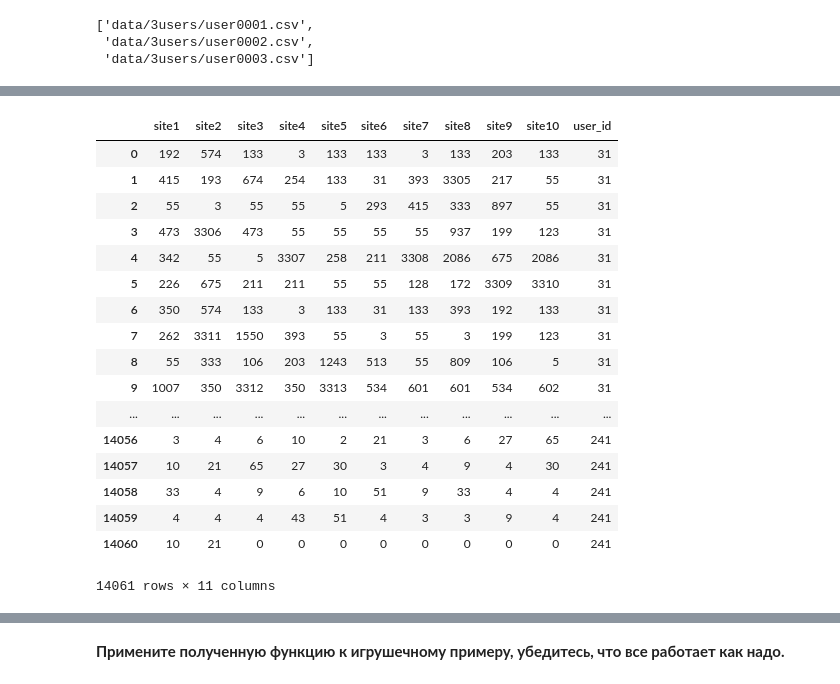
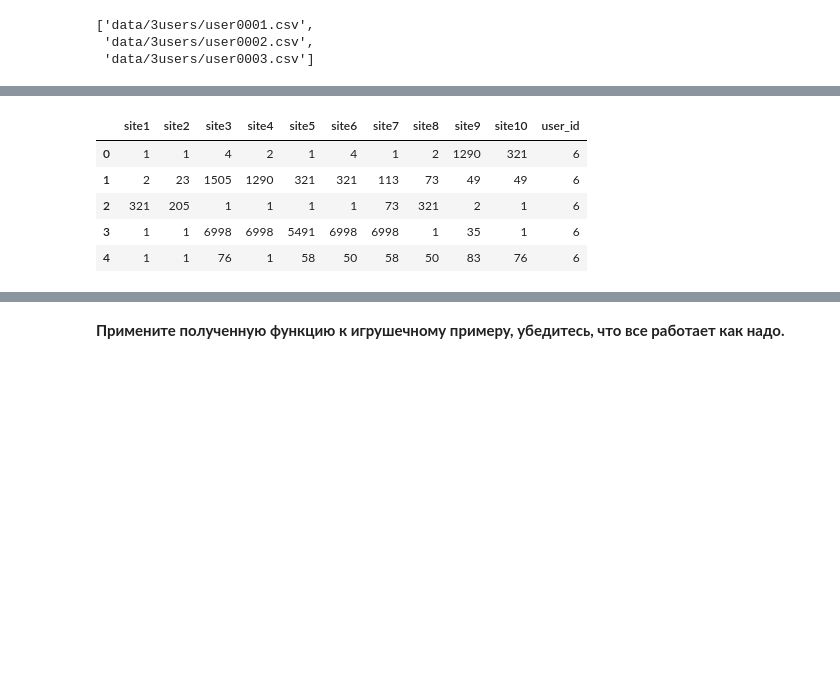
Before and after one commit to armavox/mldaspec, a Jupyter notebook: capstone/project_alice/week1_prepare_dataset.ipynb, the cells around one changed output, grey strips where cells are left out. Drawn from its saved outputs; the diff is of its cells as text; code cells hidden in the pictures; blank space fills up the shorter version.

```diff
--- a/capstone/project_alice/week1_prepare_dataset.ipynb
+++ b/capstone/project_alice/week1_prepare_dataset.ipynb
@@ -282,9 +282,15 @@ glob('data/3users'+'/*')
 ['data/3users/user0001.csv',
  'data/3users/user0002.csv',
  'data/3users/user0003.csv']
+# %%
+with open(os.path.join(PATH_TO_DATA, 'ind_to_sites_dict.pkl'), 'rb') as input_file:
+            id_sites_dict = pickle.load(input_file)
 # %%
-def prepare_sites_dict(path_to_data, sites_dict=r'sites_dict.pkl',
-                       inds_dict=r'ind_to_sites_dict.pkl', refresh=False):
+
+def prepare_sites_dict(path_to_data,
+                       sites_dict_file=os.path.join(PATH_TO_DATA, 'sites_dict.pkl'),
+                       inds_dict_file=os.path.join(PATH_TO_DATA, 'ind_to_sites_dict.pkl'),
+                       refresh=False):
     """Func to get dictionaries for converting site's name to it's index.
         If dictionary for data in PATH_TO_DATA has already been compiled,
         functions just pickle dict out of files.
@@ -302,40 +308,23 @@ def prepare_sites_dict(path_to_data, sites_dict=r'sites_dict.pkl',
         ind_to_sites_dict[0] = 'no_site'
 
         # Save dict to file
-        with open('sites_dict.pkl', 'wb') as fout:
+        with open(sites_dict_file, 'wb') as fout:
             pickle.dump(sites_dict, fout)
 
-        with open('ind_to_sites_dict.pkl', 'wb') as fout:
+        with open(inds_dict_file, 'wb') as fout:
             pickle.dump(ind_to_sites_dict, fout)
 
         return sites_dict, ind_to_sites_dict
 
     try:
-        with open(sites_dict, 'rb') as input_file:
+        with open(sites_dict_file, 'rb') as input_file:
             sites_dict = pickle.load(input_file)
 
-        with open(inds_dict, 'rb') as input_file:
+        with open(inds_dict_file, 'rb') as input_file:
             ind_to_sites_dict = pickle.load(input_file)
 
     except FileNotFoundError:
         sites_dict, ind_to_sites_dict = get_dict()
-#         full_df = pd.DataFrame(columns=['timestamp', 'site'])
-#         for file in tqdm(glob(PATH_TO_DATA + '/**/*'), desc='Preparing sites dict...'):
-#             temp_df = pd.read_csv(file, parse_dates=['timestamp'])
-#             full_df = full_df.append(temp_df, ignore_index=True)
-
-#         sites_freq_list = sorted(Counter(full_df.site).items(),
-#                                  key=lambda x: x[1], reverse=True)
-#         sites_dict = dict((s, [i, freq]) for i, (s, freq) in enumerate(sites_freq_list, 1))
-#         ind_to_sites_dict = dict((val[0], key) for key, val in sites_dict.items())
-#         ind_to_sites_dict[0] = 'no_site'
-
-#         # Save dict to file
-#         with open('sites_dict.pkl', 'wb') as fout:
-#             pickle.dump(sites_dict, fout)
-
-#         with open('ind_to_sites_dict.pkl', 'wb') as fout:
-#             pickle.dump(ind_to_sites_dict, fout)
 
     if refresh:
         sites_dict, ind_to_sites_dict = get_dict()
@@ -381,7 +370,7 @@ def prepare_train_set(path_to_csv_files, session_length=10, refresh_dict=False):
     return full_df, sites_dict
 # %%
 %%time
-path = PATH_TO_DATA + '/10users/'
-sessions_df, _ = prepare_train_set(path, refresh_dict=True)
+path = PATH_TO_DATA + '/150users/'
+sessions_df, _ = prepare_train_set(path, refresh_dict=False)
 sessions_df.user_id.nunique()
 # %% [output]
@@ -390,21 +379,9 @@ Wall time: 468 ms
 # %%
-sessions_df
+sessions_df.head()
 # %% [output]
 |  | site1 | site2 | site3 | site4 | site5 | site6 | site7 | site8 | site9 | site10 | user_id |
-| 0 | 192 | 574 | 133 | 3 | 133 | 133 | 3 | 133 | 203 | 133 | 31 |
-| 1 | 415 | 193 | 674 | 254 | 133 | 31 | 393 | 3305 | 217 | 55 | 31 |
-| 2 | 55 | 3 | 55 | 55 | 5 | 293 | 415 | 333 | 897 | 55 | 31 |
-| 3 | 473 | 3306 | 473 | 55 | 55 | 55 | 55 | 937 | 199 | 123 | 31 |
-| 4 | 342 | 55 | 5 | 3307 | 258 | 211 | 3308 | 2086 | 675 | 2086 | 31 |
-| 5 | 226 | 675 | 211 | 211 | 55 | 55 | 128 | 172 | 3309 | 3310 | 31 |
-| 6 | 350 | 574 | 133 | 3 | 133 | 31 | 133 | 393 | 192 | 133 | 31 |
-| 7 | 262 | 3311 | 1550 | 393 | 55 | 3 | 55 | 3 | 199 | 123 | 31 |
-| 8 | 55 | 333 | 106 | 203 | 1243 | 513 | 55 | 809 | 106 | 5 | 31 |
-| 9 | 1007 | 350 | 3312 | 350 | 3313 | 534 | 601 | 601 | 534 | 602 | 31 |
-| ... | ... | ... | ... | ... | ... | ... | ... | ... | ... | ... | ... |
-| 14056 | 3 | 4 | 6 | 10 | 2 | 21 | 3 | 6 | 27 | 65 | 241 |
-| 14057 | 10 | 21 | 65 | 27 | 30 | 3 | 4 | 9 | 4 | 30 | 241 |
-| 14058 | 33 | 4 | 9 | 6 | 10 | 51 | 9 | 33 | 4 | 4 | 241 |
-| 14059 | 4 | 4 | 4 | 43 | 51 | 4 | 3 | 3 | 9 | 4 | 241 |
-| 14060 | 10 | 21 | 0 | 0 | 0 | 0 | 0 | 0 | 0 | 0 | 241 |
+| 0 | 1 | 1 | 4 | 2 | 1 | 4 | 1 | 2 | 1290 | 321 | 6 |
+| 1 | 2 | 23 | 1505 | 1290 | 321 | 321 | 113 | 73 | 49 | 49 | 6 |
+| 2 | 321 | 205 | 1 | 1 | 1 | 1 | 73 | 321 | 2 | 1 | 6 |
+| 3 | 1 | 1 | 6998 | 6998 | 5491 | 6998 | 6998 | 1 | 35 | 1 | 6 |
+| 4 | 1 | 1 | 76 | 1 | 58 | 50 | 58 | 50 | 83 | 76 | 6 |
-14061 rows × 11 columns
```
Also changed, not shown: parts of 11 cells of this notebook, 15 other files.
